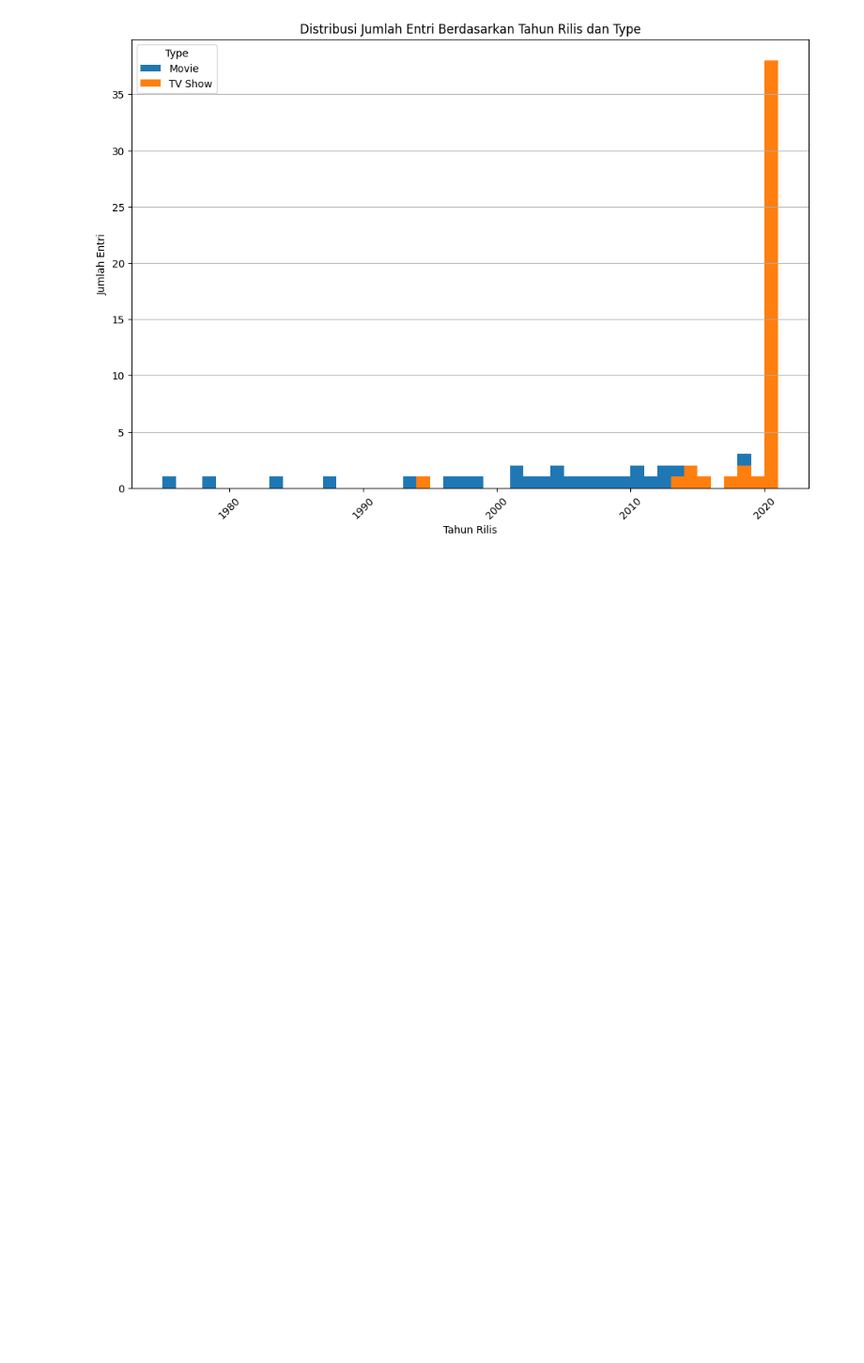
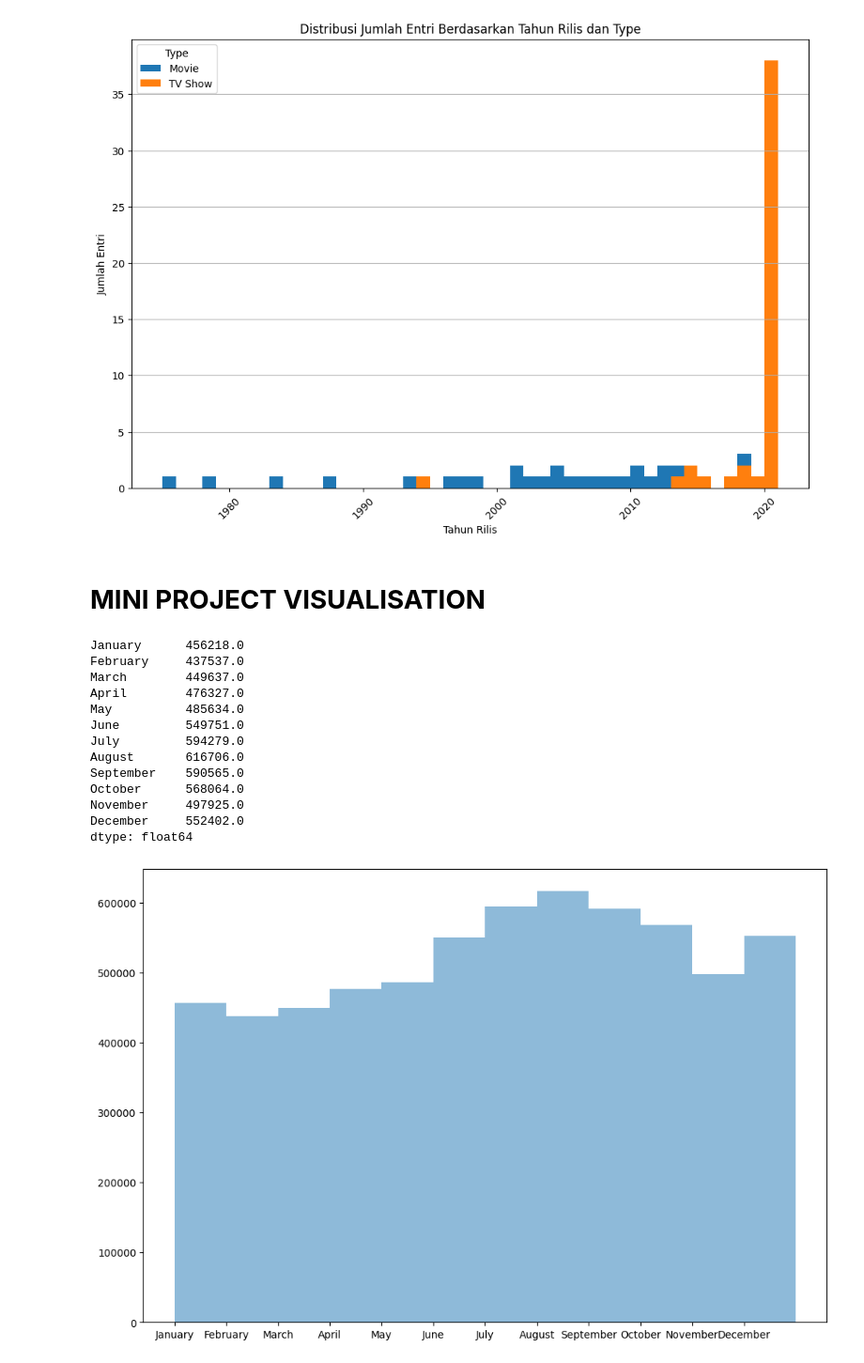
Before and after one commit to nickbp760/KodingAkademiPython, a Jupyter notebook: DATA ANALYST PYTHON/Data_Plotting.ipynb, the cells around one changed output. Shown: that part at 94% size. Drawn from its saved outputs; the diff is of its cells as text; code cells hidden in the pictures; blank space fills up the shorter version.

Commit message:
plotting mini Project

```diff
--- a/DATA ANALYST PYTHON/Data_Plotting.ipynb
+++ b/DATA ANALYST PYTHON/Data_Plotting.ipynb
@@ -50,3 +50,32 @@ plt.show()
 33  TV Show          2020      4
 34  TV Show          2021     34
 [figure]
+# %% [markdown]
+# **MINI PROJECT VISUALISATION**
+# %%
+import pandas as pd
+import matplotlib.pyplot as plt
+
+# Load the CSV file into a DataFrame
+bali = pd.read_csv('/content/bali_tourist.csv')
+months = ['January', 'February', 'March', 'April', 'May', 'June', 'July', 'August', 'September', 'October', 'November', 'December']
+bali_2019_1 = bali[bali['year'] == 2019][months].sum()
+print(bali_2019_1)
+plt.figure(figsize=(12, 8))
+plt.hist(bali_2019_1.index, weights=bali_2019_1, bins=range(len(bali_2019_1) + 1), alpha=0.5)
+plt.show()
+# %% [output]
+January      456218.0
+February     437537.0
+March        449637.0
+April        476327.0
+May          485634.0
+June         549751.0
+July         594279.0
+August       616706.0
+September    590565.0
+October      568064.0
+November     497925.0
+December     552402.0
+dtype: float64
+[figure, added]
```
Also changed, not shown: parts of 3 cells of this notebook.
